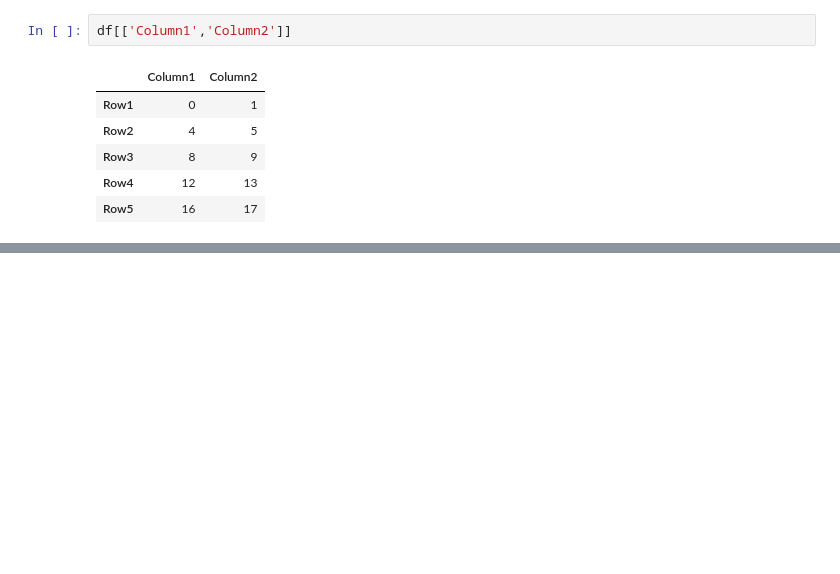
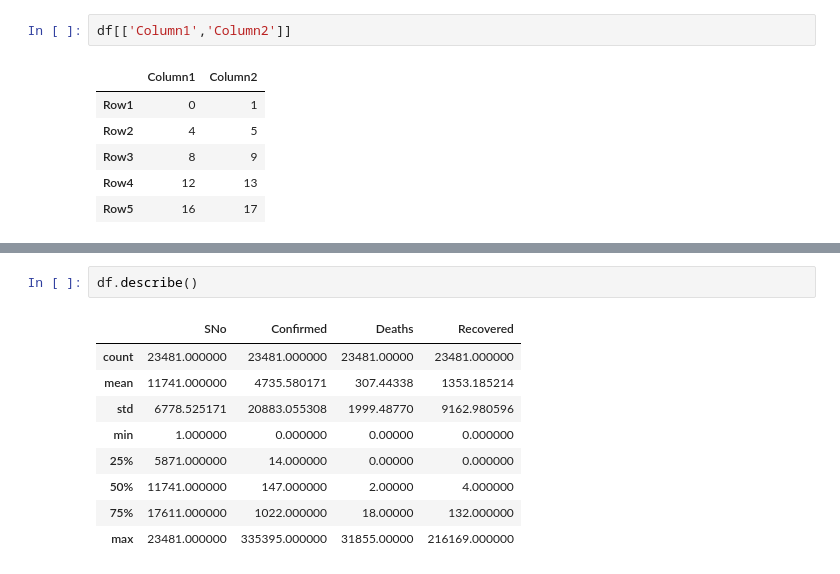
Before and after one commit to Pricillawilson/100DaysOfDS, a Jupyter notebook: Python-BrushUp.ipynb, the cells around one changed output, grey strips where cells are left out. Cells and saved outputs as stored; diff of their text form; blank space fills up the shorter version.

```diff
--- a/Python-BrushUp.ipynb
+++ b/Python-BrushUp.ipynb
@@ -381,0 +410,12 @@ df[['Column1','Column2']]
+# %%
+df.describe()
+# %% [output]
+|  | SNo | Confirmed | Deaths | Recovered |
+| count | 23481.000000 | 23481.000000 | 23481.00000 | 23481.000000 |
+| mean | 11741.000000 | 4735.580171 | 307.44338 | 1353.185214 |
+| std | 6778.525171 | 20883.055308 | 1999.48770 | 9162.980596 |
+| min | 1.000000 | 0.000000 | 0.00000 | 0.000000 |
+| 25% | 5871.000000 | 14.000000 | 0.00000 | 0.000000 |
+| 50% | 11741.000000 | 147.000000 | 2.00000 | 4.000000 |
+| 75% | 17611.000000 | 1022.000000 | 18.00000 | 132.000000 |
+| max | 23481.000000 | 335395.000000 | 31855.00000 | 216169.000000 |
```
Also changed, not shown: parts of 3 cells of this notebook, 1 other file.
